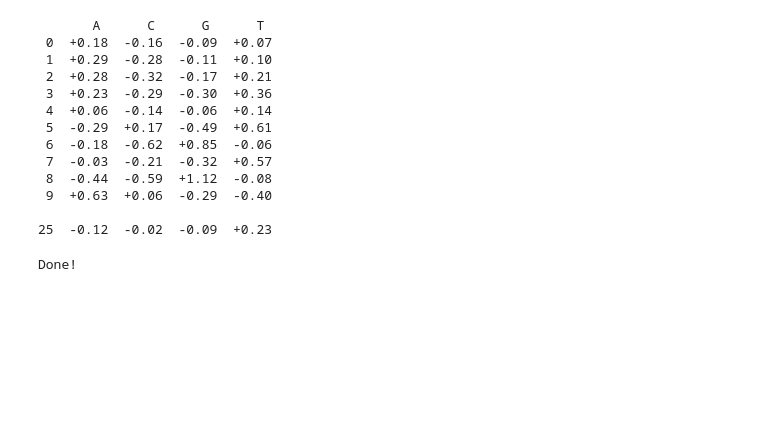
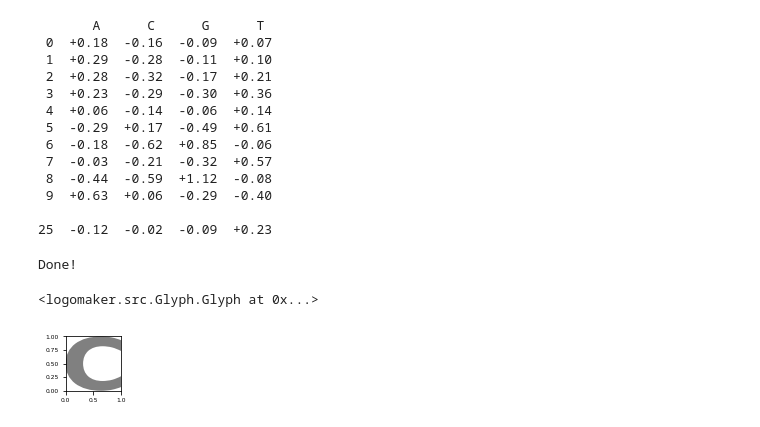
Before and after one commit to jbkinney/logomaker, a Jupyter notebook: logomaker/examples/tests.ipynb, the cells around one changed output. Drawn from its saved outputs; the diff is of its cells as text; code cells hidden in the pictures; blank space fills up the shorter version.

```diff
--- a/logomaker/examples/tests.ipynb
+++ b/logomaker/examples/tests.ipynb
@@ -342,3 +342,8 @@ for i, row in crp_df.iterrows():
 print("Done!")
 # %% [output]
 Done!
+# %%
+lm.Glyph(c='C',p=.5,floor=0, ceiling=1, width=1)
+# %% [output]
+<logomaker.src.Glyph.Glyph at 0x...>
+[figure, added]
```
Also changed, not shown: 2 other files.
